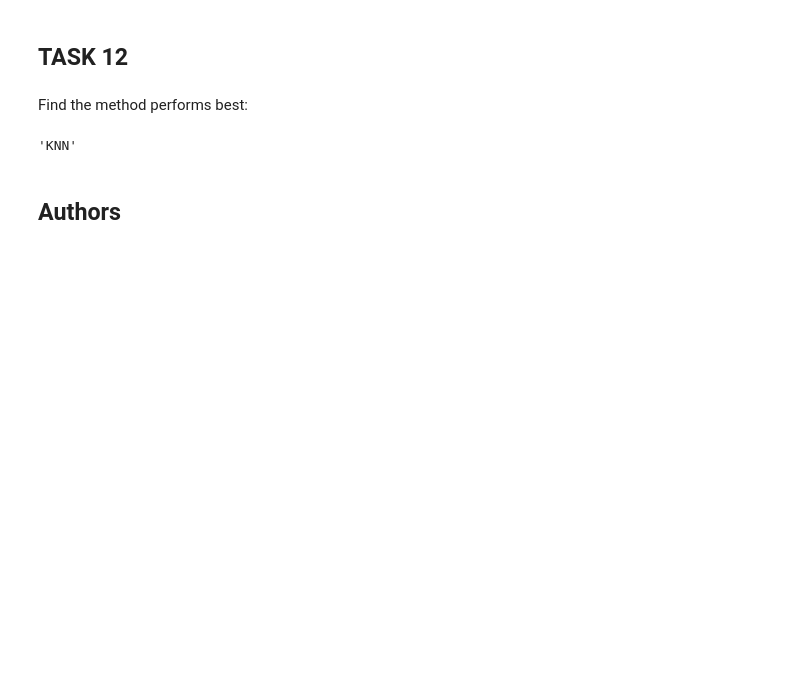
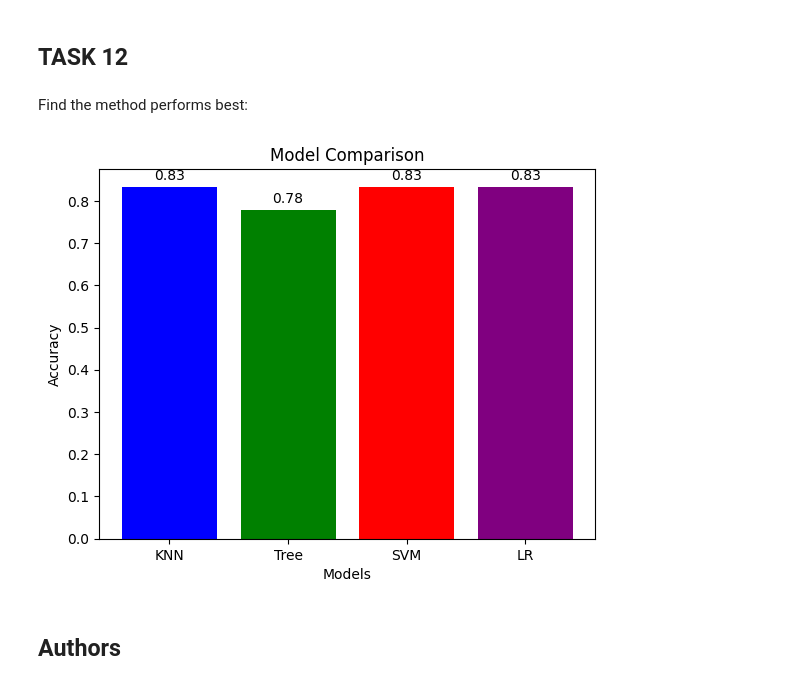
Before and after one commit to Ellis7886/COS20083AdvancedDataAnalytics, a Jupyter notebook: SpaceX_Machine Learning Prediction_Part_5.ipynb, the cells around one changed output. Cells and saved outputs as stored; diff of their text form; code cells hidden in the pictures; blank space fills up the shorter version.

```diff
--- a/SpaceX_Machine Learning Prediction_Part_5.ipynb
+++ b/SpaceX_Machine Learning Prediction_Part_5.ipynb
@@ -339,14 +339,26 @@ plot_confusion_matrix(Y_test,yhat)
 # %% [markdown]
 Find the method performs best:
 # %%
-data = {'KNN':knn_cv.score(X_test,Y_test),
-       'Tree':tree_cv.score(X_test, Y_test),
-'SVM':svm_cv.score(X_test, Y_test),
-'LR':logreg_cv.score(X_test, Y_test)
+data = {
+    'KNN':knn_cv.score(X_test,Y_test),
+    'Tree':tree_cv.score(X_test, Y_test),
+    'SVM':svm_cv.score(X_test, Y_test),
+    'LR':logreg_cv.score(X_test, Y_test)
 }
-max(data, key=data.get)
+
+fig, ax = plt.subplots()
+ax.bar(data.keys(), data.values(), color=['blue', 'green', 'red', 'purple'])
+
+ax.set_xlabel('Models')
+ax.set_ylabel('Accuracy')
+ax.set_title('Model Comparison')
+
+for i, v in enumerate(data.values()):
+    ax.text(i, v + 0.01, str(round(v, 2)), ha='center', va='bottom')
+
+plt.show()
 # %% [output]
-'KNN'
+[figure, added]
 # %% [markdown]
 ## Authors
 # %% [markdown]
```
Also changed, not shown: parts of 4 cells of this notebook.
